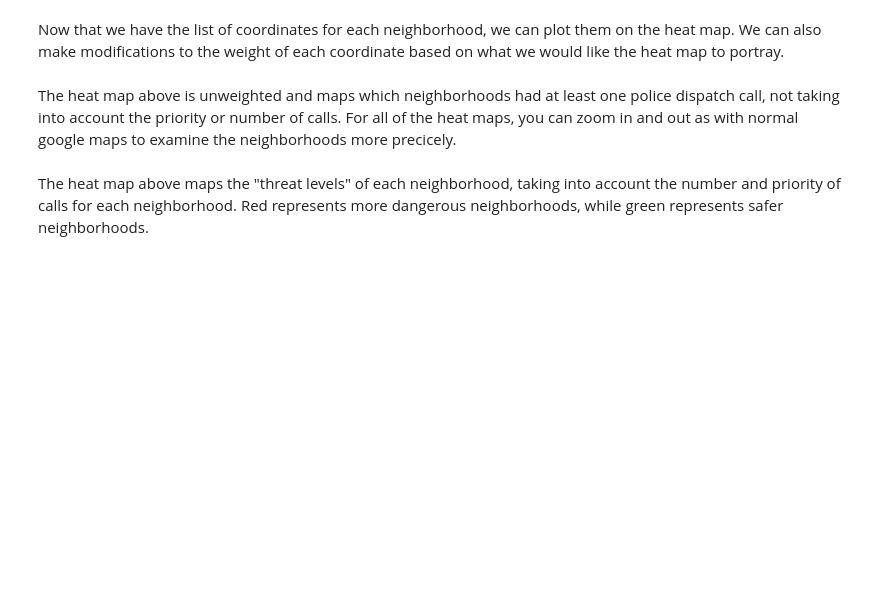
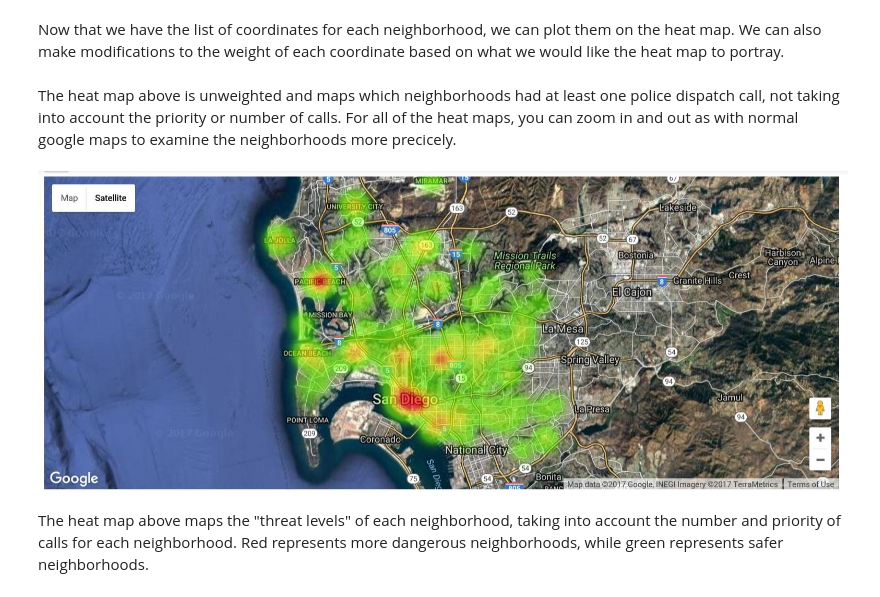
Before and after one commit to gael-vanderlee/CrimeMap, a Jupyter notebook: FinalProject.ipynb, the cells around one changed output. Drawn from its saved outputs; the diff is of its cells as text; code cells hidden in the pictures; blank space fills up the shorter version.

```diff
--- a/FinalProject.ipynb
+++ b/FinalProject.ipynb
@@ -190,6 +192,10 @@ fig = gmaps.figure()
 heatmap_layer = gmaps.heatmap_layer(locations, weights=threat_weights, point_radius=30, opacity = 0.6)
 fig.add_layer(heatmap_layer)
 fig
+# %%
+Image(filename='threatlvl.jpg')
+# %% [output]
+[figure, added]
 # %% [markdown]
 The heat map above maps the "threat levels" of each neighborhood, taking into account the number and priority of calls for each neighborhood. Red represents more dangerous neighborhoods, while green represents safer neighborhoods.
 # %%
```
Also changed, not shown: parts of 5 cells of this notebook.
